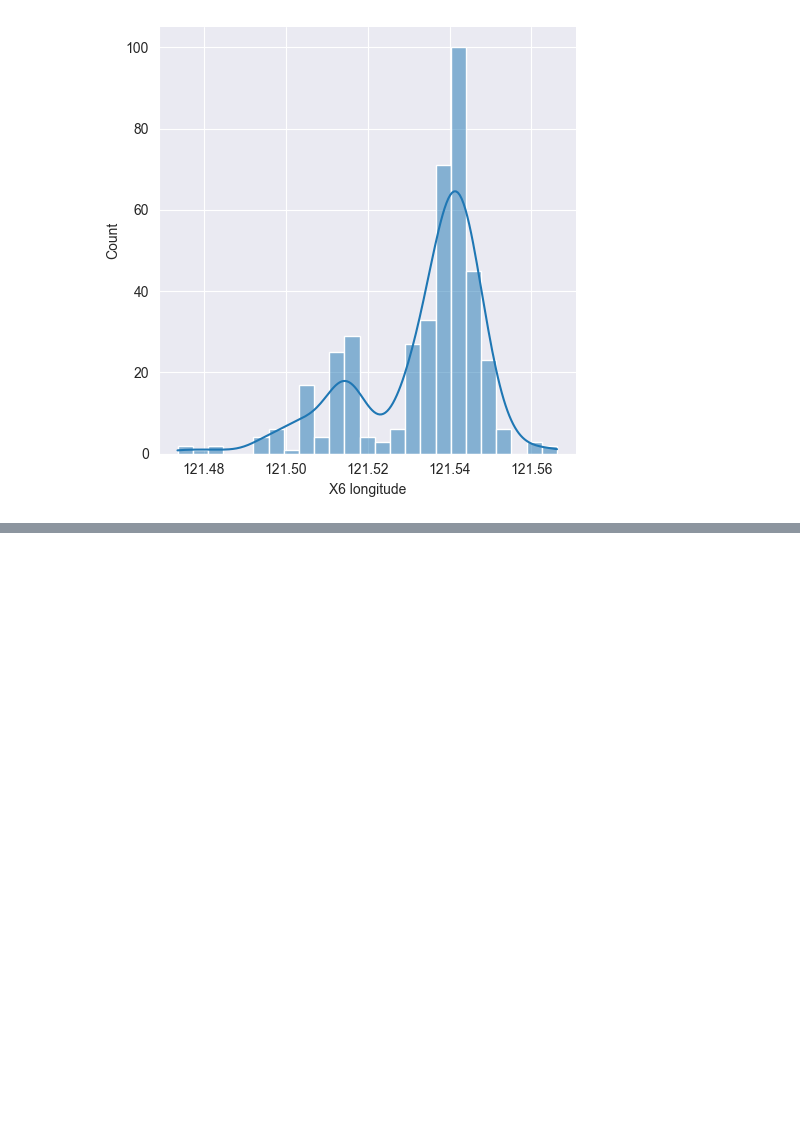
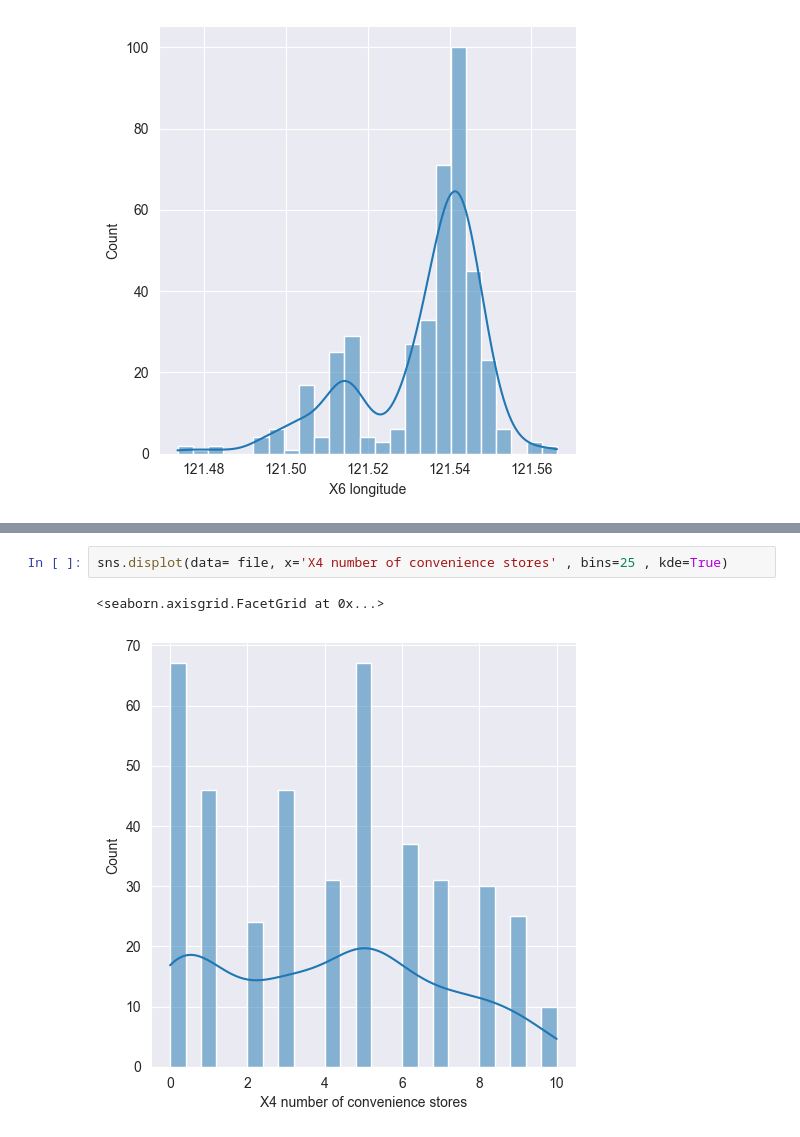
Before and after one commit to pooyanosk1382/ML, a Jupyter notebook: Assignment1/Real State/realState.ipynb, the cells around one changed output, grey strips where cells are left out. Saved outputs shown, nothing was run; the diff lists cells and outputs as text; blank space fills up the shorter version.

```diff
--- a/Assignment1/Real State/realState.ipynb
+++ b/Assignment1/Real State/realState.ipynb
@@ -77,0 +83,5 @@ sns.displot(data= file, x='X6 longitude' , bins=25 , kde=True)
+# %%
+sns.displot(data= file, x='X4 number of convenience stores' , bins=25 , kde=True)
+# %% [output]
+<seaborn.axisgrid.FacetGrid at 0x...>
+[figure, added]
```
Also changed, not shown: parts of 4 cells of this notebook.
